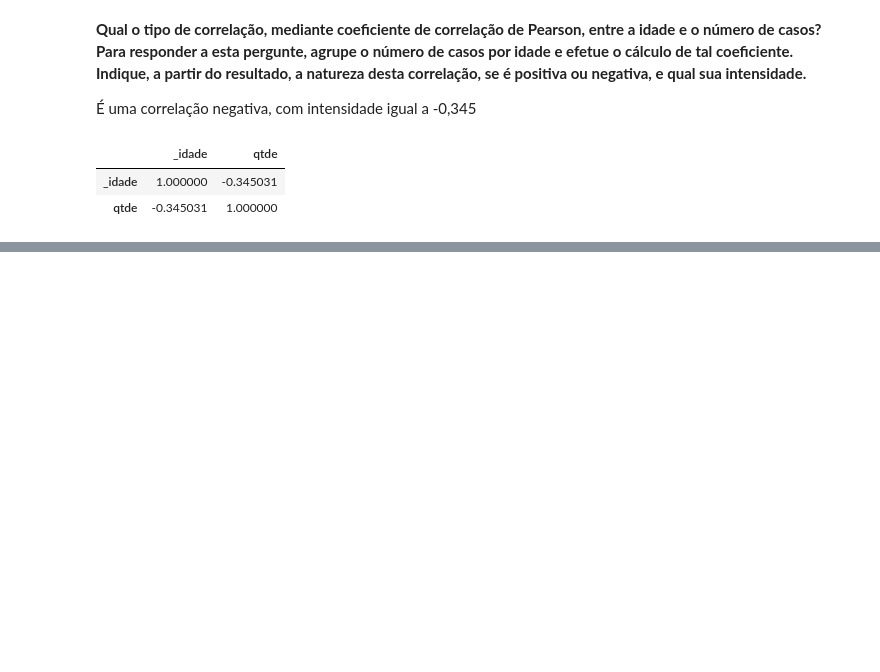
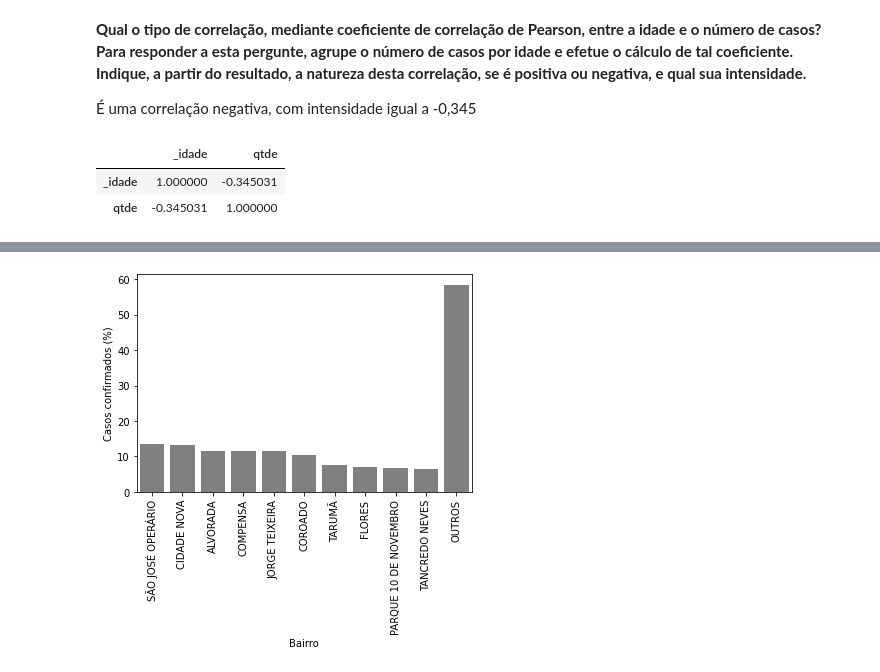
Before and after one commit to migvanderlei/rna-1-2, a Jupyter notebook: rna_covid19_manaus.ipynb, the cells around one changed output, grey strips where cells are left out. Saved outputs shown, nothing was run; the diff lists cells and outputs as text; code cells hidden in the pictures; blank space fills up the shorter version.

Commit message:
Visualização de dados 1-4

```diff
--- a/rna_covid19_manaus.ipynb
+++ b/rna_covid19_manaus.ipynb
@@ -260,0 +268,9 @@ idade.corr()
+# %%
+top_10_labels = data["_bairro_mapa"].value_counts().index[:10]
+hist_data = data[data["_bairro_mapa"].isin(top_10_labels)]['_bairro_mapa'].value_counts(normalize=True) * 100
+hist_data["OUTROS"] = len(data[~data["_bairro_mapa"].isin(top_10_labels)])/len(data) * 100
+hist_df = pd.DataFrame(data=
+                       {
+                           "Bairro": hist_data.index,
+                           "Casos confirmados (%)": hist_data.values
+                       })
@@ -260,0 +292,5 @@ idade.corr()
+# %%
+ax = sns.barplot(data=hist_df, y='Casos confirmados (%)', x='Bairro', color='gray')
+ax.tick_params(axis='x', rotation=90)
+# %% [output]
+[figure, added]
```
Also changed, not shown: parts of 20 cells of this notebook.
